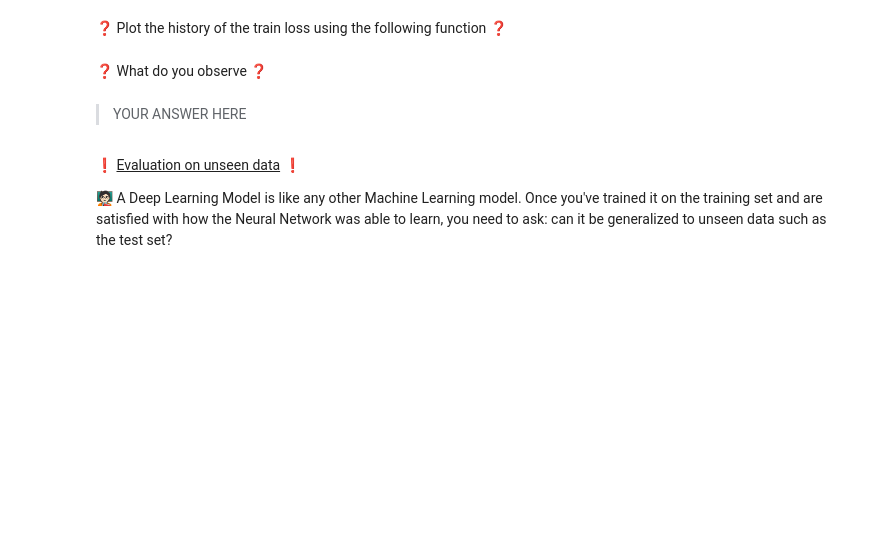
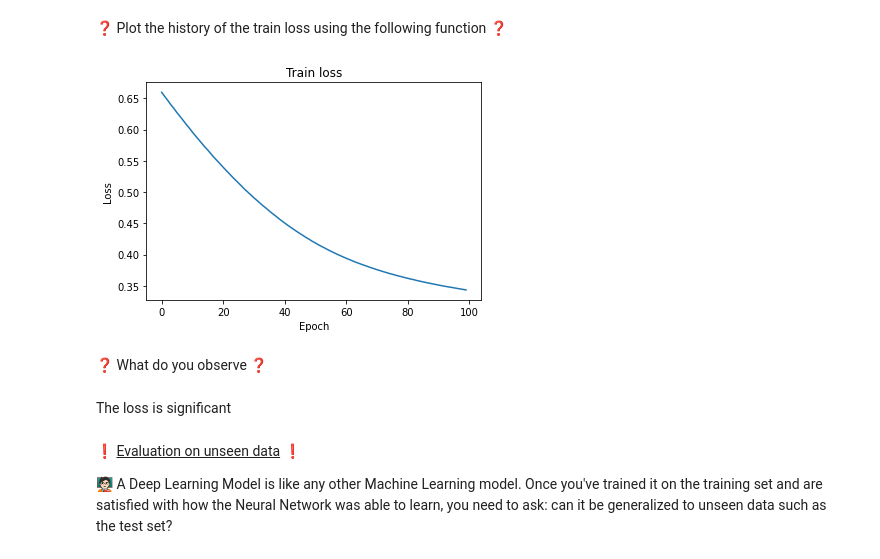
Before and after one commit to guipyc/data-your-first-neural-network, a Jupyter notebook: your_first_neural_network.ipynb, the cells around one changed output. Saved outputs shown, nothing was run; the diff lists cells and outputs as text; code cells hidden in the pictures; blank space fills up the shorter version.

```diff
--- a/your_first_neural_network.ipynb
+++ b/your_first_neural_network.ipynb
@@ -177,0 +192,2 @@ Store the results of the training into a `history` variable. ❓
+# %%
+history  = model.fit(X_train, y_train, epochs=100)
@@ -195,7 +245,11 @@ def plot_history(history):
+# %%
+plot_history(history)
+# %% [output]
+[figure, added]
 # %% [markdown]
 ❓ What do you observe ❓
-# %% [markdown]
-> YOUR ANSWER HERE
+# %% [markdown]
+The loss is significant
 # %% [markdown]
 ❗️ <u>Evaluation on unseen data</u> ❗️
 
```
Also changed, not shown: parts of 22 cells of this notebook.
